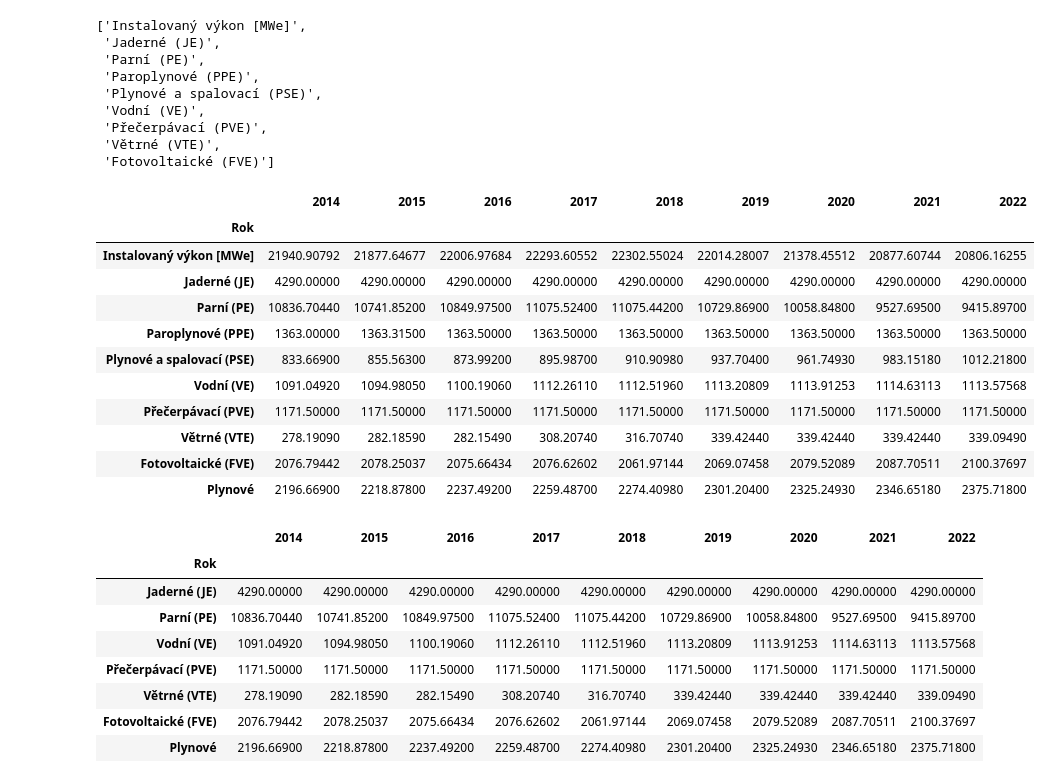
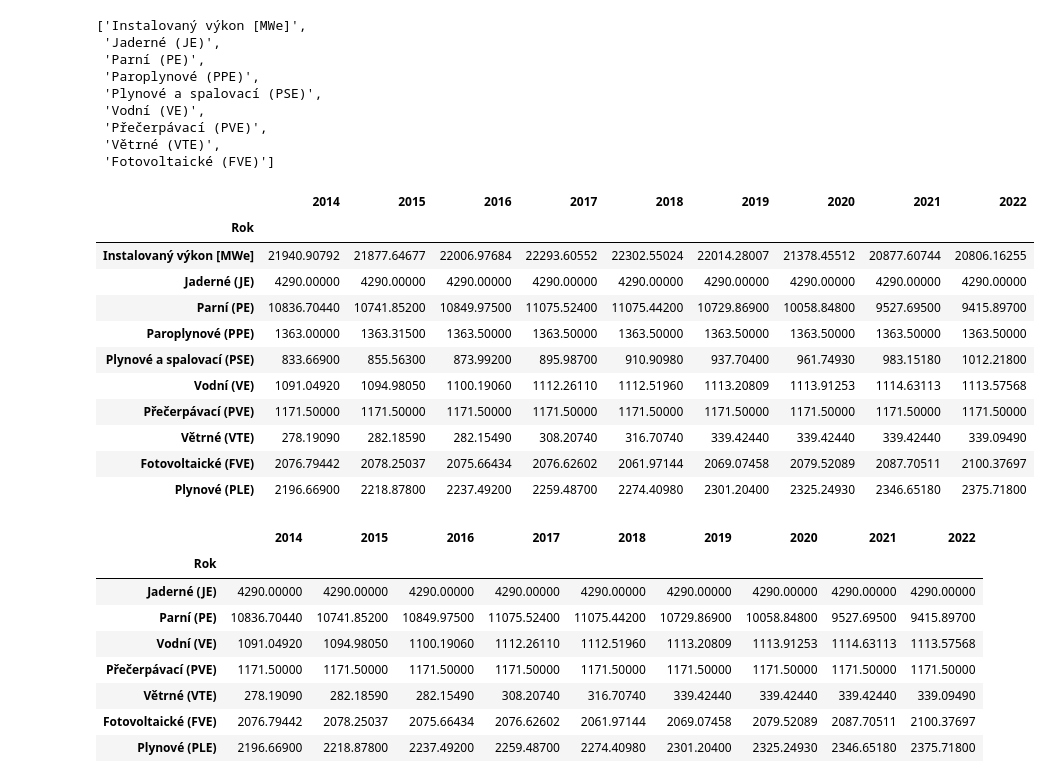
Before and after one commit to Czechitas-DA-Green-is-Good/Hackathon, a Jupyter notebook: hackaton.ipynb, the cells around one changed output. Cells and saved outputs as stored; diff of their text form; code cells hidden in the pictures.

```diff
--- a/hackaton.ipynb
+++ b/hackaton.ipynb
@@ -82,23 +82,23 @@ df_interpol.index.values.tolist()
  'Větrné (VTE)',
  'Fotovoltaické (FVE)']
 # %%
-df_interpol.loc["Plynové"] = (
+df_interpol.loc["Plynové (PLE)"] = (
     df_interpol.loc["Paroplynové (PPE)"] + df_interpol.loc["Plynové a spalovací (PSE)"]
 )
 df_interpol
 # %% [output]
 |  | 2014 | 2015 | 2016 | 2017 | 2018 | 2019 | 2020 | 2021 | 2022 |
 | Rok |  |  |  |  |  |  |  |  |  |
 | Instalovaný výkon [MWe] | 21940.90792 | 21877.64677 | 22006.97684 | 22293.60552 | 22302.55024 | 22014.28007 | 21378.45512 | 20877.60744 | 20806.16255 |
 | Jaderné (JE) | 4290.00000 | 4290.00000 | 4290.00000 | 4290.00000 | 4290.00000 | 4290.00000 | 4290.00000 | 4290.00000 | 4290.00000 |
 | Parní (PE) | 10836.70440 | 10741.85200 | 10849.97500 | 11075.52400 | 11075.44200 | 10729.86900 | 10058.84800 | 9527.69500 | 9415.89700 |
 | Paroplynové (PPE) | 1363.00000 | 1363.31500 | 1363.50000 | 1363.50000 | 1363.50000 | 1363.50000 | 1363.50000 | 1363.50000 | 1363.50000 |
 | Plynové a spalovací (PSE) | 833.66900 | 855.56300 | 873.99200 | 895.98700 | 910.90980 | 937.70400 | 961.74930 | 983.15180 | 1012.21800 |
 | Vodní (VE) | 1091.04920 | 1094.98050 | 1100.19060 | 1112.26110 | 1112.51960 | 1113.20809 | 1113.91253 | 1114.63113 | 1113.57568 |
 | Přečerpávací (PVE) | 1171.50000 | 1171.50000 | 1171.50000 | 1171.50000 | 1171.50000 | 1171.50000 | 1171.50000 | 1171.50000 | 1171.50000 |
 | Větrné (VTE) | 278.19090 | 282.18590 | 282.15490 | 308.20740 | 316.70740 | 339.42440 | 339.42440 | 339.42440 | 339.09490 |
 | Fotovoltaické (FVE) | 2076.79442 | 2078.25037 | 2075.66434 | 2076.62602 | 2061.97144 | 2069.07458 | 2079.52089 | 2087.70511 | 2100.37697 |
-| Plynové | 2196.66900 | 2218.87800 | 2237.49200 | 2259.48700 | 2274.40980 | 2301.20400 | 2325.24930 | 2346.65180 | 2375.71800 |
+| Plynové (PLE) | 2196.66900 | 2218.87800 | 2237.49200 | 2259.48700 | 2274.40980 | 2301.20400 | 2325.24930 | 2346.65180 | 2375.71800 |
 # %%
 df_interpol = df_interpol.drop(
     index=["Instalovaný výkon [MWe]", "Paroplynové (PPE)", "Plynové a spalovací (PSE)"]
@@ -113,7 +113,7 @@ df_interpol
 | Přečerpávací (PVE) | 1171.50000 | 1171.50000 | 1171.50000 | 1171.50000 | 1171.50000 | 1171.50000 | 1171.50000 | 1171.50000 | 1171.50000 |
 | Větrné (VTE) | 278.19090 | 282.18590 | 282.15490 | 308.20740 | 316.70740 | 339.42440 | 339.42440 | 339.42440 | 339.09490 |
 | Fotovoltaické (FVE) | 2076.79442 | 2078.25037 | 2075.66434 | 2076.62602 | 2061.97144 | 2069.07458 | 2079.52089 | 2087.70511 | 2100.37697 |
-| Plynové | 2196.66900 | 2218.87800 | 2237.49200 | 2259.48700 | 2274.40980 | 2301.20400 | 2325.24930 | 2346.65180 | 2375.71800 |
+| Plynové (PLE) | 2196.66900 | 2218.87800 | 2237.49200 | 2259.48700 | 2274.40980 | 2301.20400 | 2325.24930 | 2346.65180 | 2375.71800 |
 # %%
 df_interpol[list(range(2023, 2030))] = float("nan")
 df_interpol
```
Also changed, not shown: parts of 4 cells of this notebook, 3 other files.
